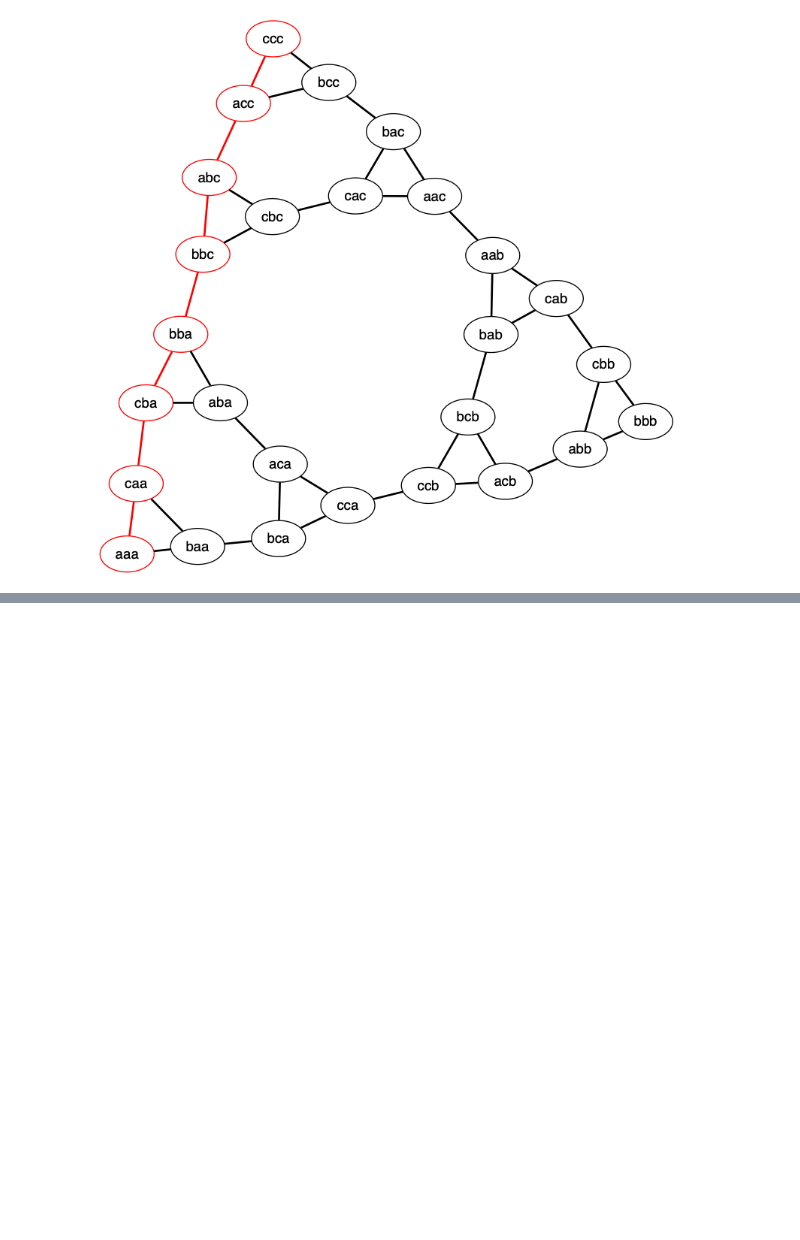
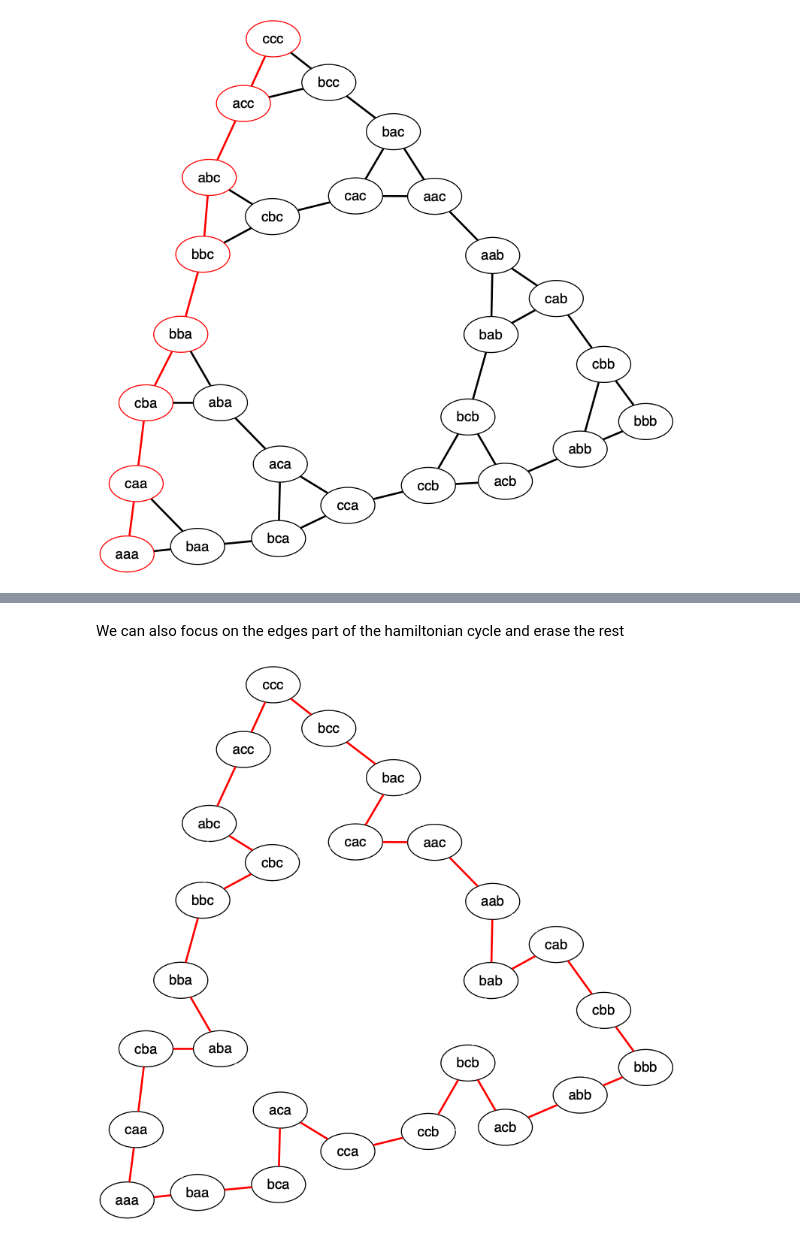
Before and after one commit to sahil1105/PWE-demos-dev, a Jupyter notebook: TOH Graphical Representation.ipynb, the cells around one changed output, grey strips where cells are left out. Cells and saved outputs as stored; diff of their text form; code cells hidden in the pictures; blank space fills up the shorter version.

```diff
--- a/TOH Graphical Representation.ipynb
+++ b/TOH Graphical Representation.ipynb
@@ -198,0 +285,11 @@ draw(G_temp)
+# %% [markdown]
+We can also focus on the edges part of the hamiltonian cycle and erase the rest
+# %%
+G_temp = deepcopy(G)
+for edge in G_temp.edges:
+    G_temp.edges[edge]['color'] = '#ffffff'
+for i, row in hamil_pw_rels_dfs['in_2'].iterrows():
+    G_temp.edges[(row['x1'], row['x2'])]['color'] = 'red'
+draw(G_temp)
+# %% [output]
+[figure, added]
```
Also changed, not shown: parts of 16 cells of this notebook, 1 other file.
